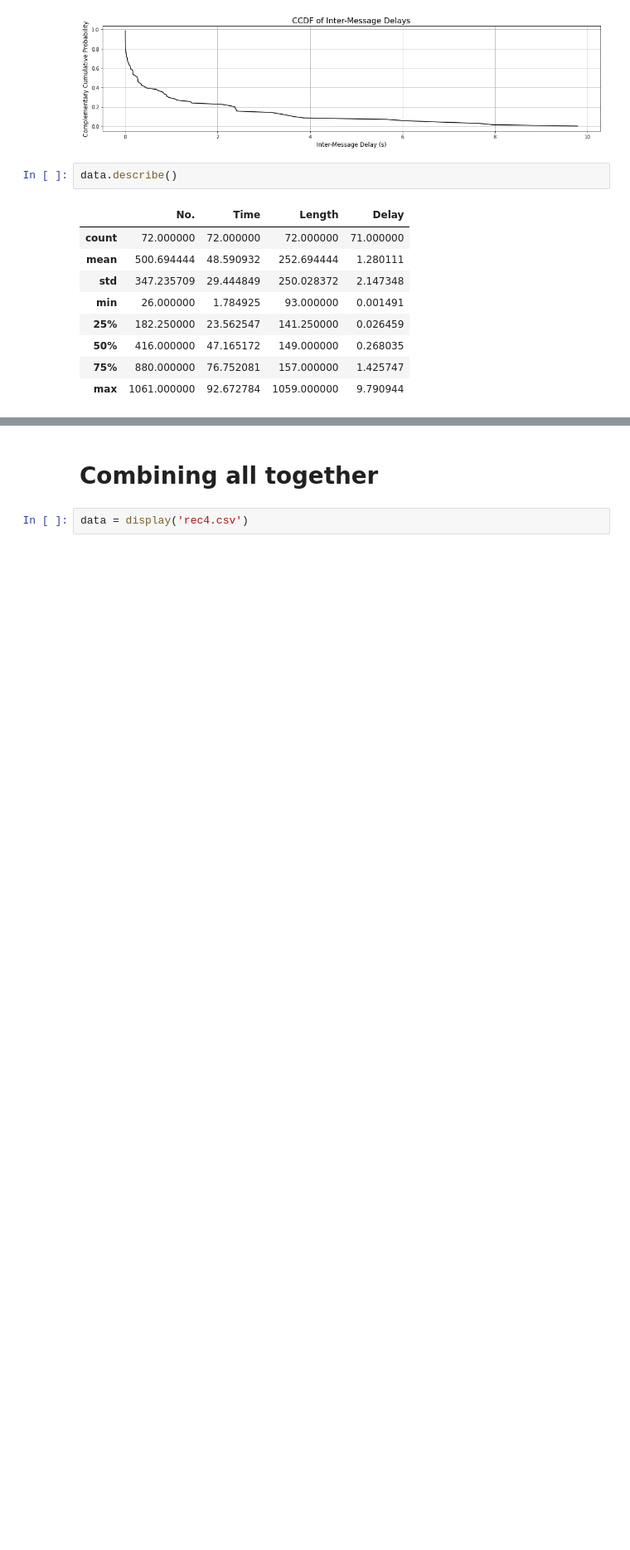
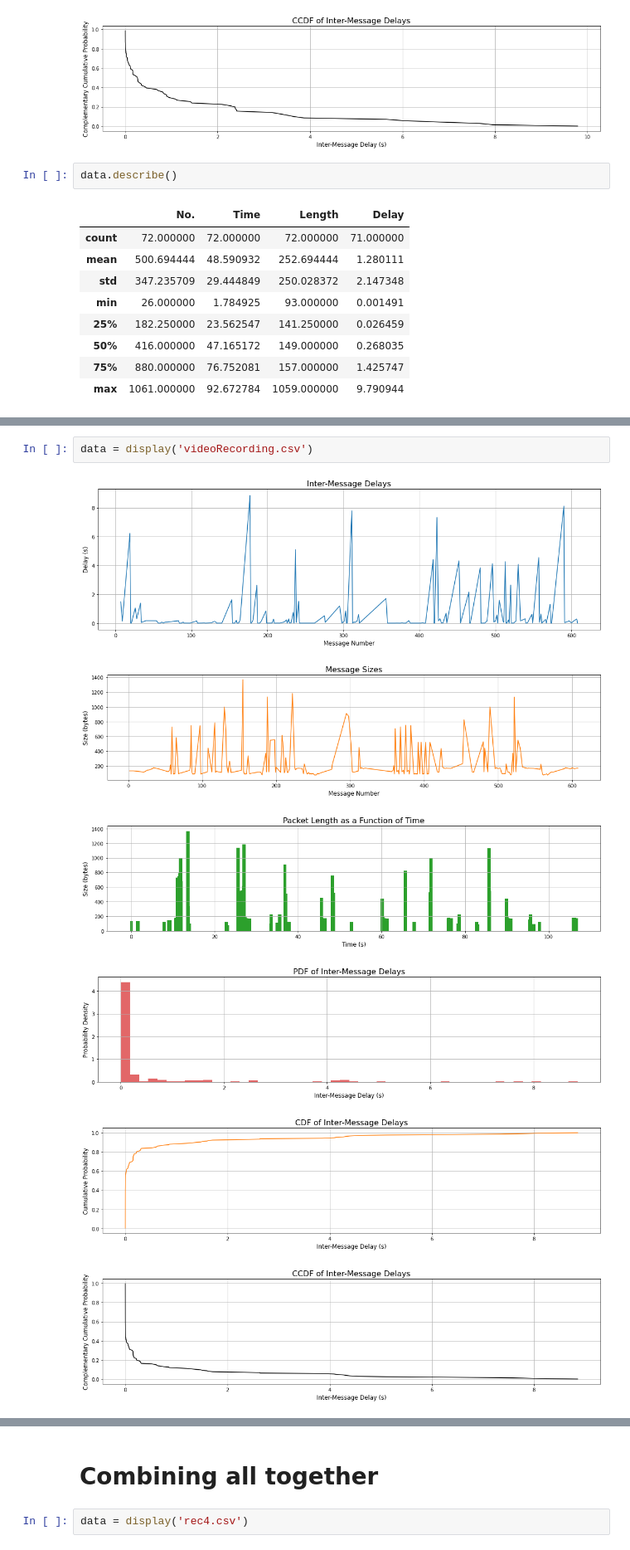
Before and after one commit to MayaHayat/NetworkingFinalProject, a Jupyter notebook: src/Networks_Assignment.ipynb, the cells around one changed output, grey strips where cells are left out. Shown at 83% size. Cells and saved outputs as stored; diff of their text form; blank space fills up the shorter version.

```diff
--- a/src/Networks_Assignment.ipynb
+++ b/src/Networks_Assignment.ipynb
@@ -162,0 +165,9 @@ data.describe()
+# %%
+data = display('videoRecording.csv')
+# %% [output]
+[figure, added]
+[figure, added]
+[figure, added]
+[figure, added]
+[figure, added]
+[figure, added]
```
Also changed, not shown: parts of 2 cells of this notebook.
